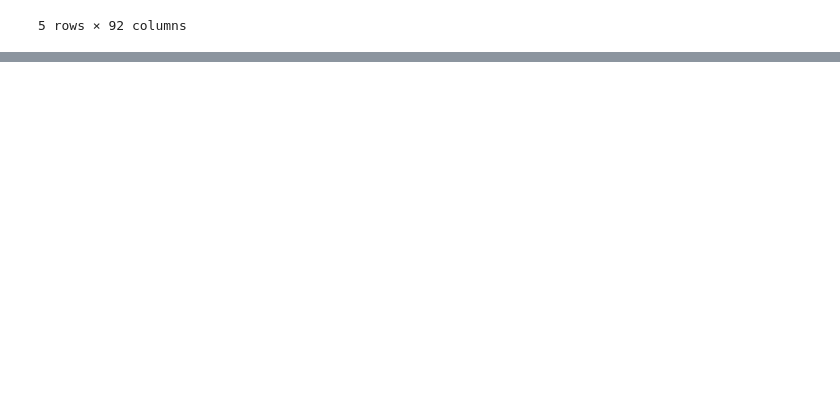
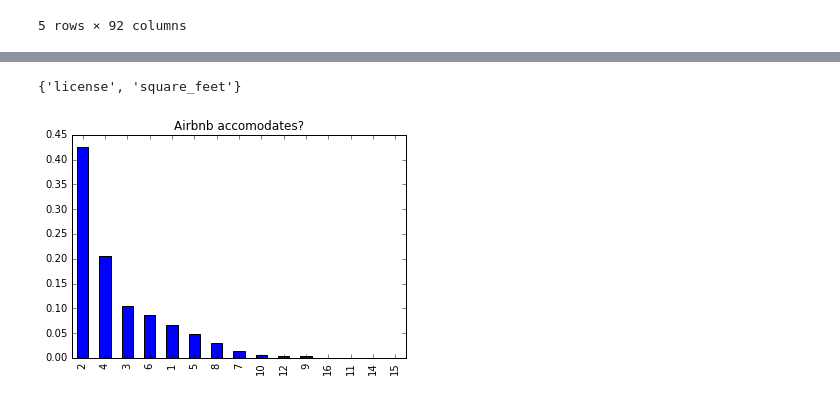
Before and after one commit to divyagarg1/Seattle-Airbnb, a Jupyter notebook: Analysis1.ipynb, the cells around one changed output, grey strips where cells are left out. Saved outputs shown, nothing was run; the diff lists cells and outputs as text; code cells hidden in the pictures; blank space fills up the shorter version.

Commit message:
Removed null values and check more data

```diff
--- a/Analysis1.ipynb
+++ b/Analysis1.ipynb
@@ -17,0 +48,16 @@ df_listings.head()
+# %%
+most_missing_cols = set(df_listings.columns[df_listings.isnull().mean()>.75]) #Provide a set of columns with more than 75% of the values missing
+
+most_missing_cols
+# %% [output]
+{'license', 'square_feet'}
+# %%
+status_vals = df_listings['accommodates'].value_counts() #Provide a pandas series of the counts for each Professional status
+
+# The below should be a bar chart of the proportion of individuals in each professional category if your status_vals
+# is set up correctly.
+
+(status_vals/df_listings.shape[0]).plot(kind="bar");
+plt.title("Airbnb accomodates?");
+# %% [output]
+[figure, added]
```
Also changed, not shown: parts of 5 cells of this notebook.
